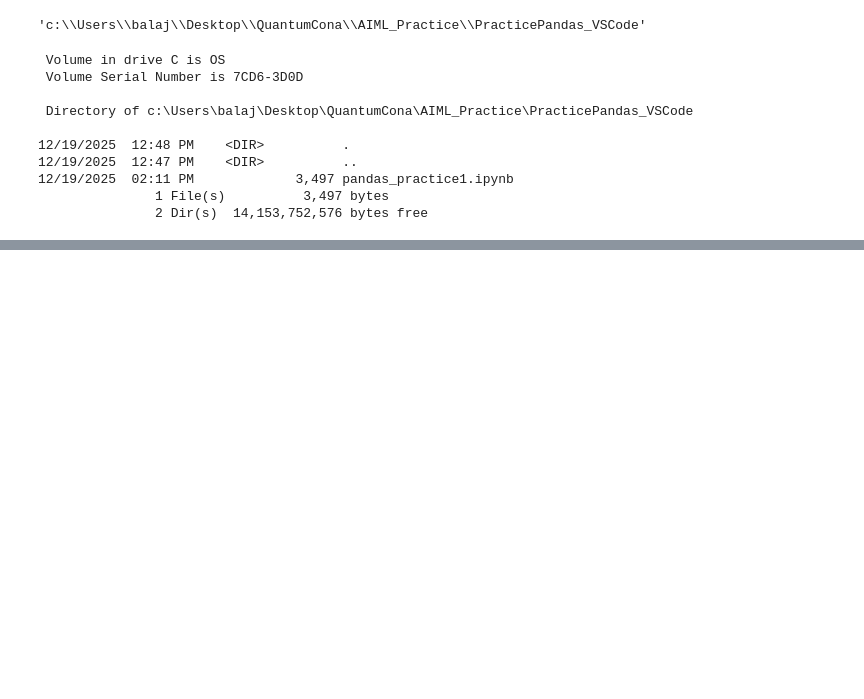
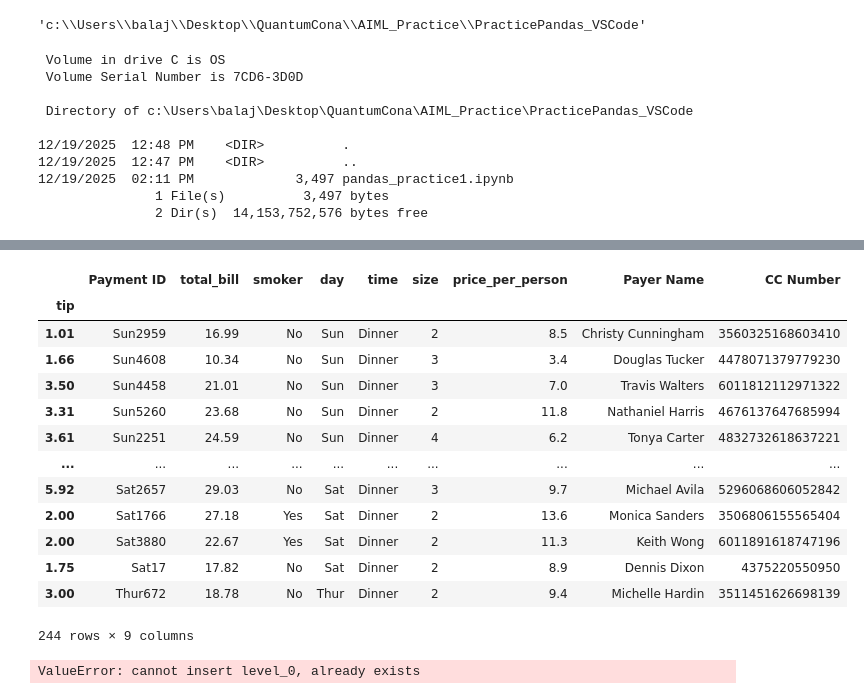
Before and after one commit to balaji-qc/AIML_Practice, a Jupyter notebook: PracticePandas_VSCode/pandas_practice1.ipynb, the cells around one changed output, grey strips where cells are left out. Drawn from its saved outputs; the diff is of its cells as text; code cells hidden in the pictures; blank space fills up the shorter version.

```diff
--- a/PracticePandas_VSCode/pandas_practice1.ipynb
+++ b/PracticePandas_VSCode/pandas_practice1.ipynb
@@ -59,0 +242,17 @@ ls
+# %%
+df
+# %% [output]
+|  | Payment ID | total_bill | smoker | day | time | size | price_per_person | Payer Name | CC Number |
+| tip |  |  |  |  |  |  |  |  |  |
+| 1.01 | Sun2959 | 16.99 | No | Sun | Dinner | 2 | 8.5 | Christy Cunningham | 3560325168603410 |
+| 1.66 | Sun4608 | 10.34 | No | Sun | Dinner | 3 | 3.4 | Douglas Tucker | 4478071379779230 |
+| 3.50 | Sun4458 | 21.01 | No | Sun | Dinner | 3 | 7.0 | Travis Walters | 6011812112971322 |
+| 3.31 | Sun5260 | 23.68 | No | Sun | Dinner | 2 | 11.8 | Nathaniel Harris | 4676137647685994 |
+| 3.61 | Sun2251 | 24.59 | No | Sun | Dinner | 4 | 6.2 | Tonya Carter | 4832732618637221 |
+| ... | ... | ... | ... | ... | ... | ... | ... | ... | ... |
+| 5.92 | Sat2657 | 29.03 | No | Sat | Dinner | 3 | 9.7 | Michael Avila | 5296068606052842 |
+| 2.00 | Sat1766 | 27.18 | Yes | Sat | Dinner | 2 | 13.6 | Monica Sanders | 3506806155565404 |
+| 2.00 | Sat3880 | 22.67 | Yes | Sat | Dinner | 2 | 11.3 | Keith Wong | 6011891618747196 |
+| 1.75 | Sat17 | 17.82 | No | Sat | Dinner | 2 | 8.9 | Dennis Dixon | 4375220550950 |
+| 3.00 | Thur672 | 18.78 | No | Thur | Dinner | 2 | 9.4 | Michelle Hardin | 3511451626698139 |
+244 rows × 9 columns
@@ -59,0 +261,4 @@ ls
+# %%
+df=df.reset_index()
+# %% [output]
+ValueError: cannot insert level_0, already exists
```
Also changed, not shown: parts of 38 cells of this notebook, 2 other files.
